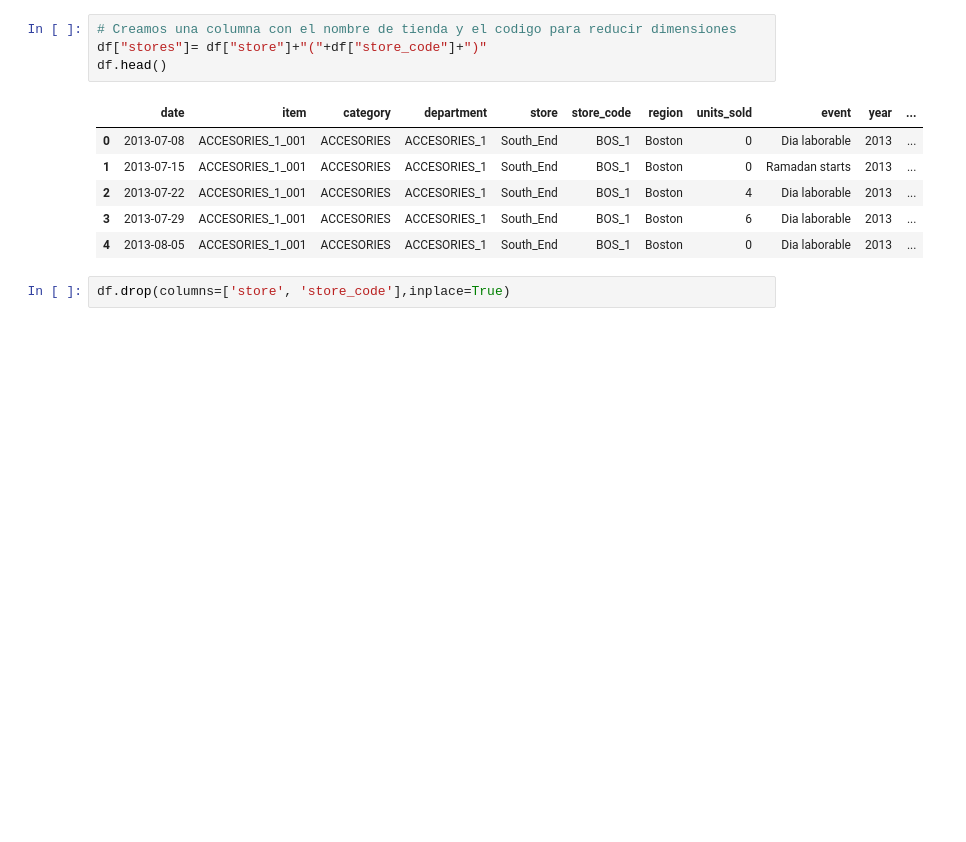
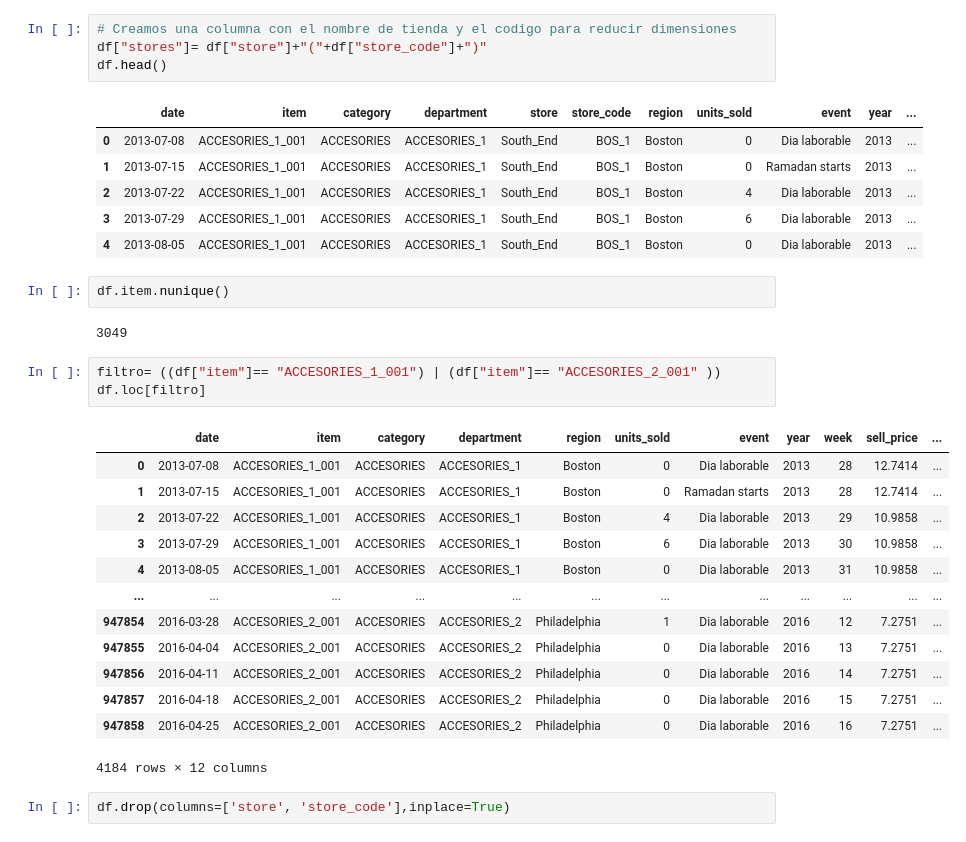
Before and after one commit to alitermat/capstone_retail_TFM, a Jupyter notebook: notebooks/Limpiezadedatos.ipynb, the cells around one changed output. Drawn from its saved outputs; the diff is of its cells as text; blank space fills up the shorter version.

```diff
--- a/notebooks/Limpiezadedatos.ipynb
+++ b/notebooks/Limpiezadedatos.ipynb
@@ -662,6 +662,27 @@ df.head()
 | 2 | 2013-07-22 | ACCESORIES_1_001 | ACCESORIES | ACCESORIES_1 | South_End | BOS_1 | Boston | 4 | Dia laborable | 2013 | ... |
 | 3 | 2013-07-29 | ACCESORIES_1_001 | ACCESORIES | ACCESORIES_1 | South_End | BOS_1 | Boston | 6 | Dia laborable | 2013 | ... |
 | 4 | 2013-08-05 | ACCESORIES_1_001 | ACCESORIES | ACCESORIES_1 | South_End | BOS_1 | Boston | 0 | Dia laborable | 2013 | ... |
+# %%
+df.item.nunique()
+# %% [output]
+3049
+# %%
+filtro= ((df["item"]== "ACCESORIES_1_001") | (df["item"]== "ACCESORIES_2_001" ))
+df.loc[filtro]
+# %% [output]
+|  | date | item | category | department | region | units_sold | event | year | week | sell_price | ... |
+| 0 | 2013-07-08 | ACCESORIES_1_001 | ACCESORIES | ACCESORIES_1 | Boston | 0 | Dia laborable | 2013 | 28 | 12.7414 | ... |
+| 1 | 2013-07-15 | ACCESORIES_1_001 | ACCESORIES | ACCESORIES_1 | Boston | 0 | Ramadan starts | 2013 | 28 | 12.7414 | ... |
+| 2 | 2013-07-22 | ACCESORIES_1_001 | ACCESORIES | ACCESORIES_1 | Boston | 4 | Dia laborable | 2013 | 29 | 10.9858 | ... |
+| 3 | 2013-07-29 | ACCESORIES_1_001 | ACCESORIES | ACCESORIES_1 | Boston | 6 | Dia laborable | 2013 | 30 | 10.9858 | ... |
+| 4 | 2013-08-05 | ACCESORIES_1_001 | ACCESORIES | ACCESORIES_1 | Boston | 0 | Dia laborable | 2013 | 31 | 10.9858 | ... |
+| ... | ... | ... | ... | ... | ... | ... | ... | ... | ... | ... | ... |
+| 947854 | 2016-03-28 | ACCESORIES_2_001 | ACCESORIES | ACCESORIES_2 | Philadelphia | 1 | Dia laborable | 2016 | 12 | 7.2751 | ... |
+| 947855 | 2016-04-04 | ACCESORIES_2_001 | ACCESORIES | ACCESORIES_2 | Philadelphia | 0 | Dia laborable | 2016 | 13 | 7.2751 | ... |
+| 947856 | 2016-04-11 | ACCESORIES_2_001 | ACCESORIES | ACCESORIES_2 | Philadelphia | 0 | Dia laborable | 2016 | 14 | 7.2751 | ... |
+| 947857 | 2016-04-18 | ACCESORIES_2_001 | ACCESORIES | ACCESORIES_2 | Philadelphia | 0 | Dia laborable | 2016 | 15 | 7.2751 | ... |
+| 947858 | 2016-04-25 | ACCESORIES_2_001 | ACCESORIES | ACCESORIES_2 | Philadelphia | 0 | Dia laborable | 2016 | 16 | 7.2751 | ... |
+4184 rows × 12 columns
 # %%
 df.drop(columns=['store', 'store_code'],inplace=True)
 # %%
```
Also changed, not shown: 1 other file.
